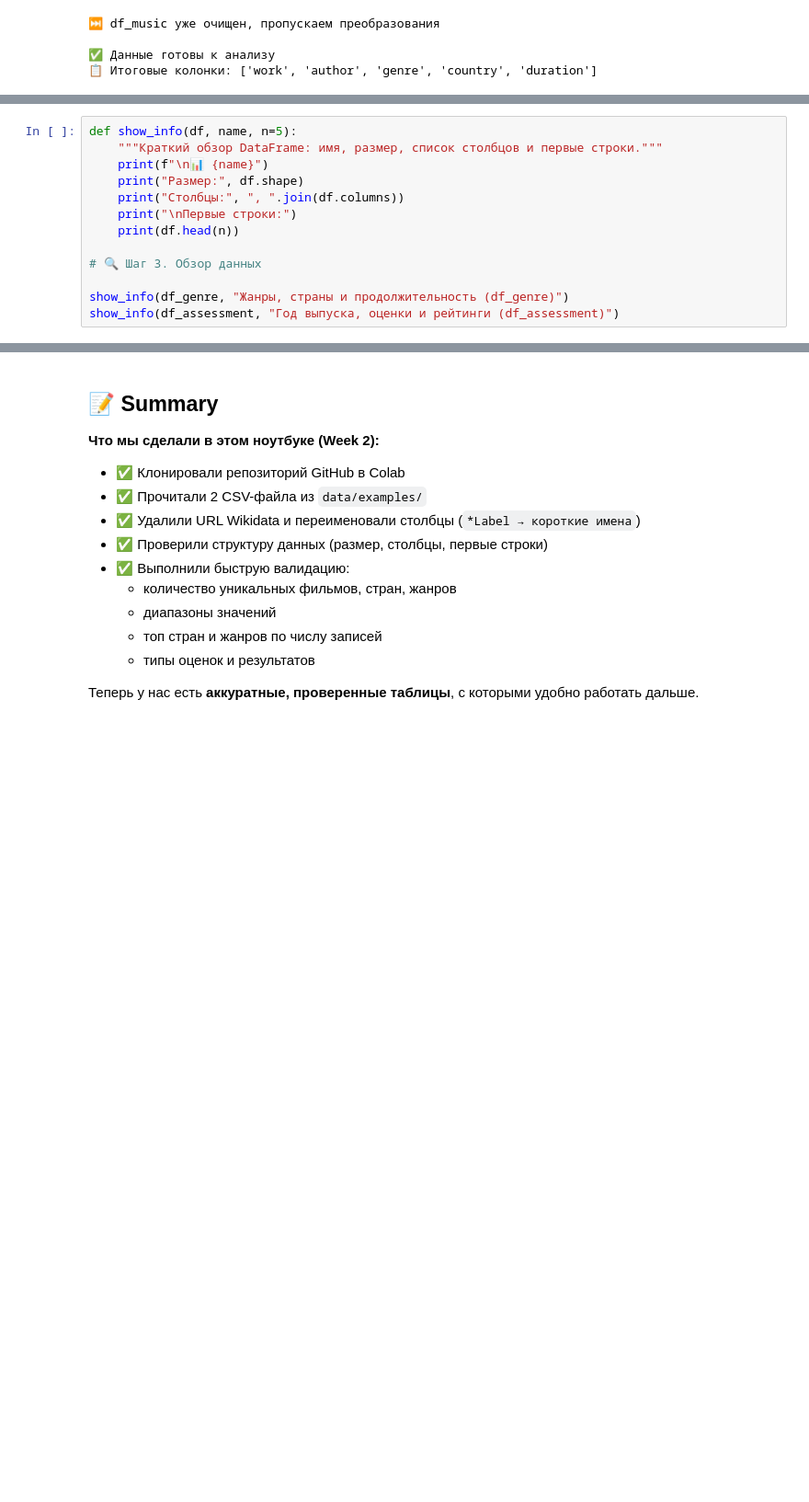
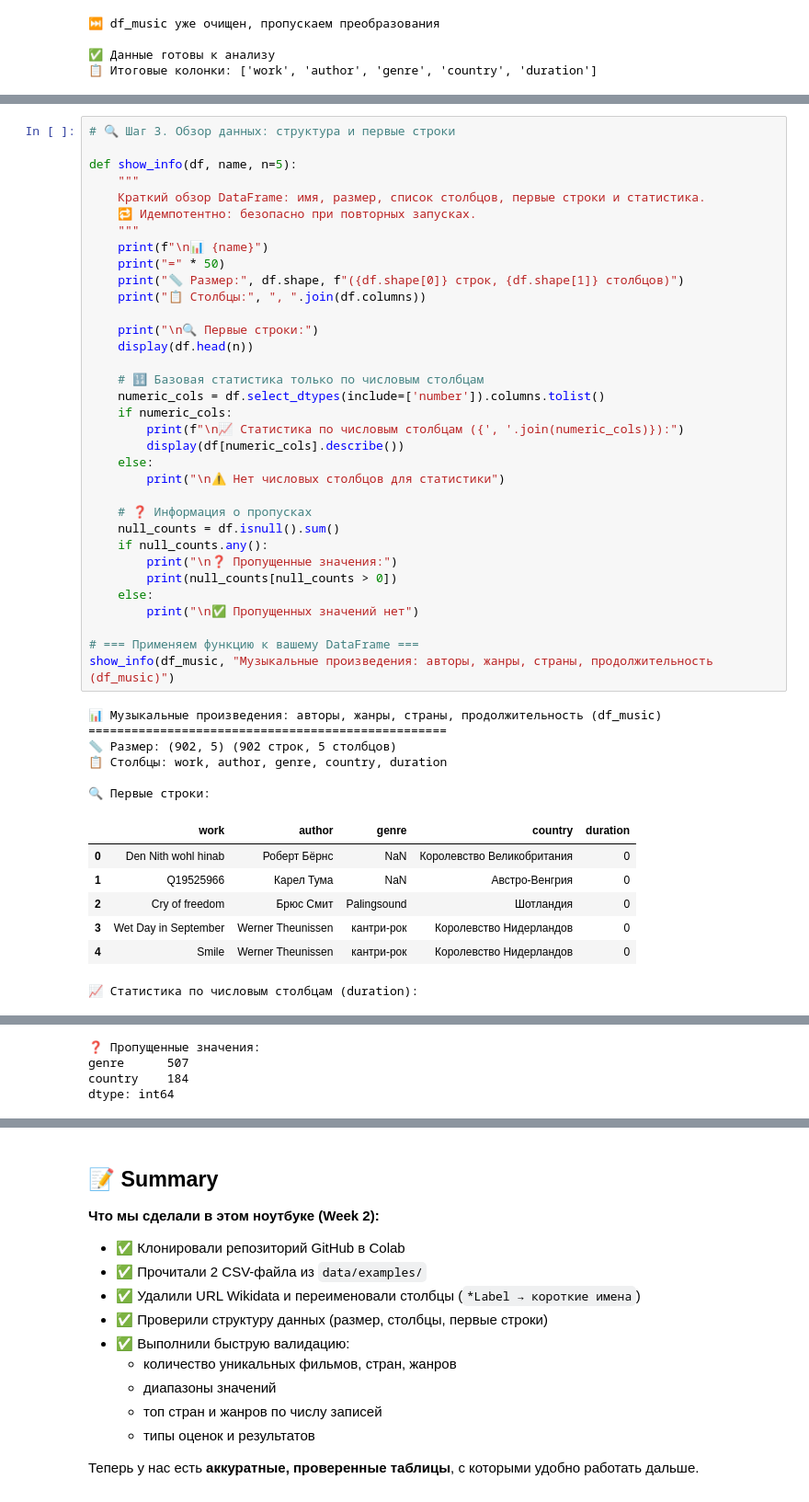
Before and after one commit to moiseevaaleksandra5757-stack/python-ai-Moiseeva-Sasha, a Jupyter notebook: notebooks/week2b_read_csv.ipynb, the cells around one changed output, grey strips where cells are left out. Shown at 92% size. Saved outputs shown, nothing was run; the diff lists cells and outputs as text; blank space fills up the shorter version.

```diff
--- a/notebooks/week2b_read_csv.ipynb
+++ b/notebooks/week2b_read_csv.ipynb
@@ -163,13 +164,0 @@ print(f"📋 Итоговые колонки: {df_music.columns.tolist()}")
-# %%
-def show_info(df, name, n=5):
-    """Краткий обзор DataFrame: имя, размер, список столбцов и первые строки."""
-    print(f"\n📊 {name}")
-    print("Размер:", df.shape)
-    print("Столбцы:", ", ".join(df.columns))
-    print("\nПервые строки:")
-    print(df.head(n))
-
-# 🔍 Шаг 3. Обзор данных
-
-show_info(df_genre, "Жанры, страны и продолжительность (df_genre)")
-show_info(df_assessment, "Год выпуска, оценки и рейтинги (df_assessment)")
@@ -258,0 +165,48 @@ Name: publicationYear, dtype: float64
+# %%
+# 🔍 Шаг 3. Обзор данных: структура и первые строки
+
+def show_info(df, name, n=5):
+    """
+    Краткий обзор DataFrame: имя, размер, список столбцов, первые строки и статистика.
+    🔁 Идемпотентно: безопасно при повторных запусках.
+    """
+    print(f"\n📊 {name}")
+    print("=" * 50)
+    print("📏 Размер:", df.shape, f"({df.shape[0]} строк, {df.shape[1]} столбцов)")
+    print("📋 Столбцы:", ", ".join(df.columns))
+
+    print("\n🔍 Первые строки:")
+    display(df.head(n))
+
+    # 🔢 Базовая статистика только по числовым столбцам
+    numeric_cols = df.select_dtypes(include=['number']).columns.tolist()
+    if numeric_cols:
+        print(f"\n📈 Статистика по числовым столбцам ({', '.join(numeric_cols)}):")
+        display(df[numeric_cols].describe())
+    else:
+        print("\n⚠️ Нет числовых столбцов для статистики")
+
+    # ❓ Информация о пропусках
+    null_counts = df.isnull().sum()
+    if null_counts.any():
+        print("\n❓ Пропущенные значения:")
+        print(null_counts[null_counts > 0])
+    else:
+        print("\n✅ Пропущенных значений нет")
+
+# === Применяем функцию к вашему DataFrame ===
+show_info(df_music, "Музыкальные произведения: авторы, жанры, страны, продолжительность (df_music)")
+# %% [output]
+📊 Музыкальные произведения: авторы, жанры, страны, продолжительность (df_music)
+==================================================
+📏 Размер: (902, 5) (902 строк, 5 столбцов)
+📋 Столбцы: work, author, genre, country, duration
+
+🔍 Первые строки:
+|  | work | author | genre | country | duration |
+| 0 | Den Nith wohl hinab | Роберт Бёрнс | NaN | Королевство Великобритания | 0 |
+| 1 | Q19525966 | Карел Тума | NaN | Австро-Венгрия | 0 |
+| 2 | Cry of freedom | Брюс Смит | Palingsound | Шотландия | 0 |
+| 3 | Wet Day in September | Werner Theunissen | кантри-рок | Королевство Нидерландов | 0 |
+| 4 | Smile | Werner Theunissen | кантри-рок | Королевство Нидерландов | 0 |
+📈 Статистика по числовым столбцам (duration):
@@ -258,0 +222,4 @@ Name: publicationYear, dtype: float64
+❓ Пропущенные значения:
+genre      507
+country    184
+dtype: int64
```
Also changed, not shown: parts of 7 cells of this notebook.
